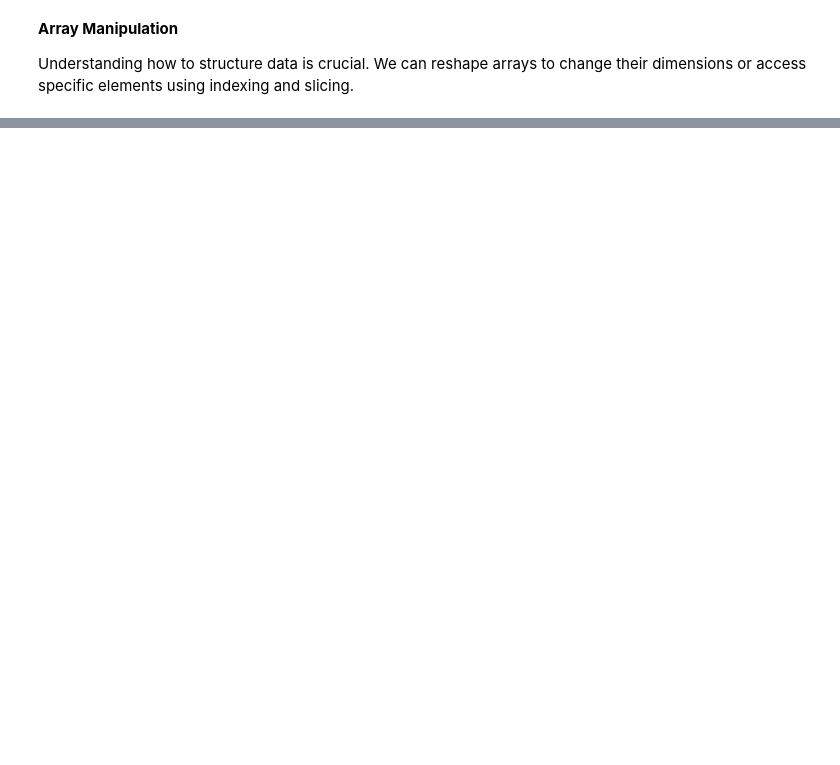
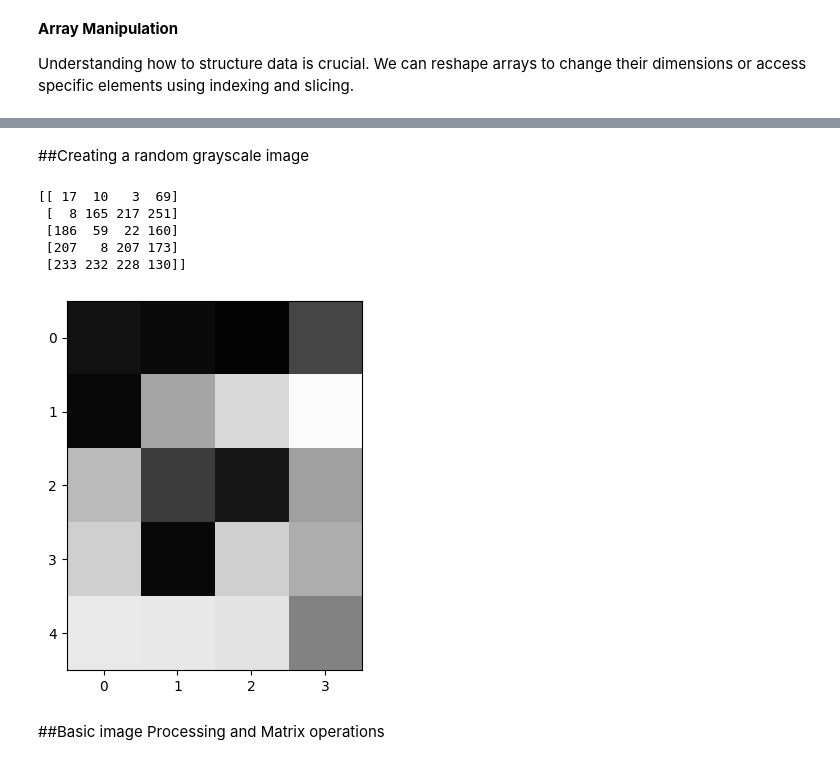
Before and after one commit to jesteenaec2529-collab/s2codebase, a Jupyter notebook: Experiment2.ipynb, the cells around one changed output, grey strips where cells are left out. Cells and saved outputs as stored; diff of their text form; code cells hidden in the pictures; blank space fills up the shorter version.

```diff
--- a/Experiment2.ipynb
+++ b/Experiment2.ipynb
@@ -159,0 +290,16 @@ plt.show()
+# %% [markdown]
+##Creating a random grayscale image
+# %%
+V=np.random.randint(1,255,size=(5,4))
+print(I+V)
+plt.imshow(I+V,cmap='gray', vmin = 0, vmax = 255,interpolation='none')
+plt.show()
+# %% [output]
+[[ 17  10   3  69]
+ [  8 165 217 251]
+ [186  59  22 160]
+ [207   8 207 173]
+ [233 232 228 130]]
+[figure, added]
+# %% [markdown]
+##Basic image Processing and Matrix operations
```
Also changed, not shown: parts of 40 cells of this notebook.
